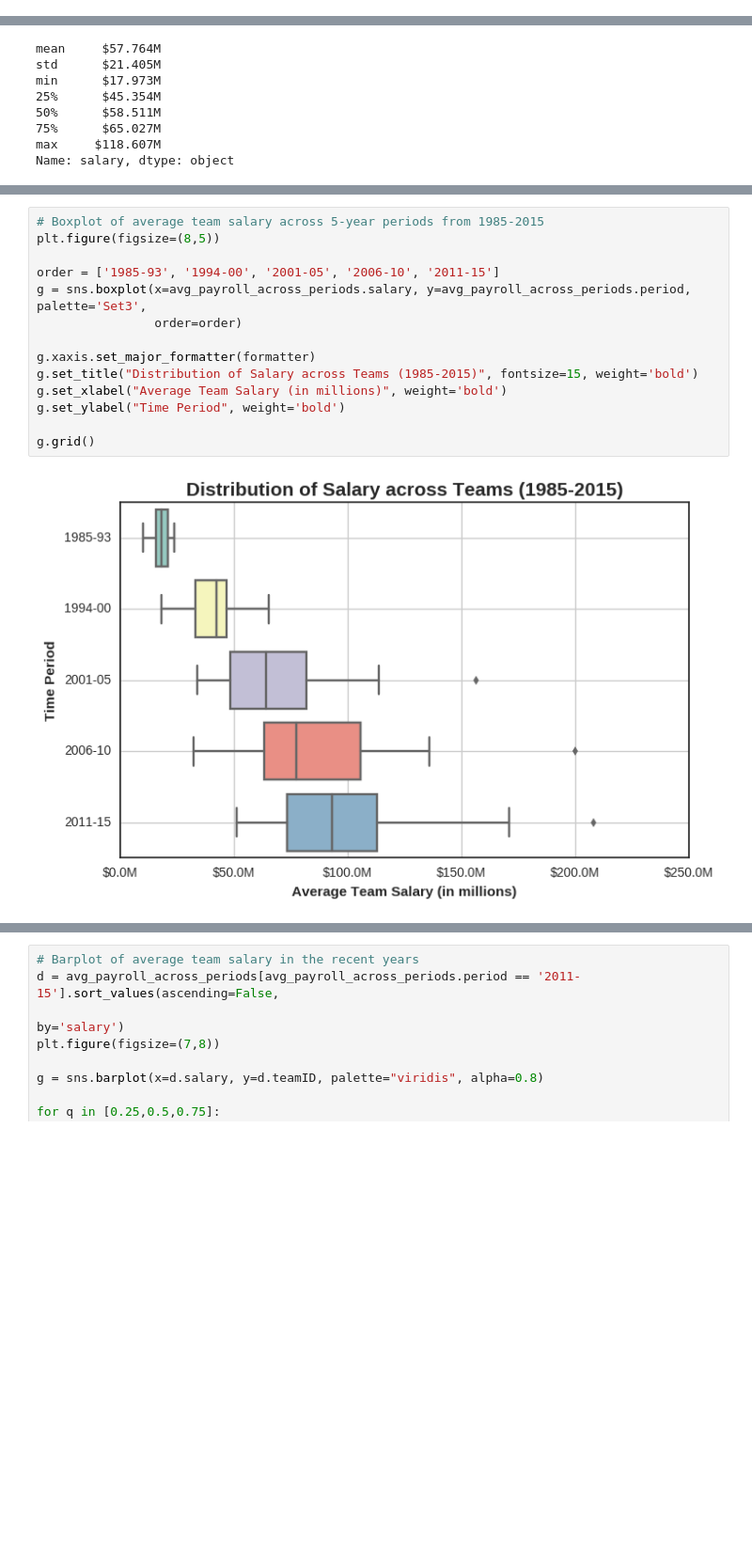
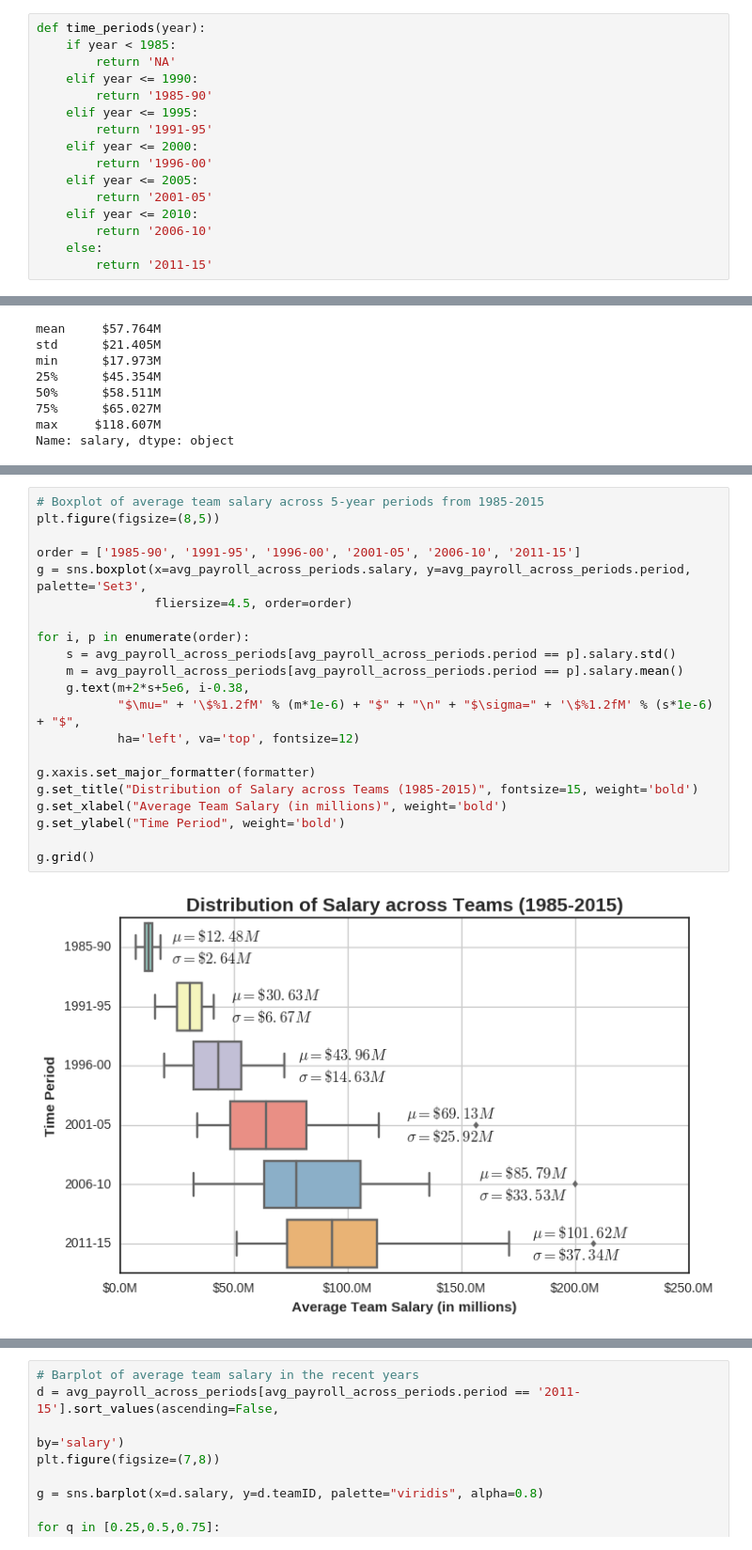
Before and after one commit to bonamprabhu/baseball-statistics, a Jupyter notebook: baseball-statistics.ipynb, the cells around one changed output, grey strips where cells are left out. Shown at 94% size. Cells and saved outputs as stored; diff of their text form; blank space fills up the shorter version.

Commit message:
visualize: Annotate boxplot of teams payroll to show mean and standard deviation for each period

```diff
--- a/baseball-statistics.ipynb
+++ b/baseball-statistics.ipynb
@@ -115,0 +118,16 @@ The year 2004 has a dip which may be attributed to the announcement of [new drug
+# %%
+def time_periods(year):
+    if year < 1985:
+        return 'NA'
+    elif year <= 1990:
+        return '1985-90'
+    elif year <= 1995:
+        return '1991-95'
+    elif year <= 2000:
+        return '1996-00'
+    elif year <= 2005:
+        return '2001-05'
+    elif year <= 2010:
+        return '2006-10'
+    else:
+        return '2011-15'
@@ -177,16 +179,23 @@ avg_payroll_across_periods.head()
 # %%
 # Boxplot of average team salary across 5-year periods from 1985-2015
 plt.figure(figsize=(8,5))
 
-order = ['1985-93', '1994-00', '2001-05', '2006-10', '2011-15']
+order = ['1985-90', '1991-95', '1996-00', '2001-05', '2006-10', '2011-15']
 g = sns.boxplot(x=avg_payroll_across_periods.salary, y=avg_payroll_across_periods.period, palette='Set3',
-                order=order)
+                fliersize=4.5, order=order)
+
+for i, p in enumerate(order):
+    s = avg_payroll_across_periods[avg_payroll_across_periods.period == p].salary.std()
+    m = avg_payroll_across_periods[avg_payroll_across_periods.period == p].salary.mean()
+    g.text(m+2*s+5e6, i-0.38,
+           "$\mu=" + '\$%1.2fM' % (m*1e-6) + "$" + "\n" + "$\sigma=" + '\$%1.2fM' % (s*1e-6) + "$",
+           ha='left', va='top', fontsize=12)
 
 g.xaxis.set_major_formatter(formatter)
 g.set_title("Distribution of Salary across Teams (1985-2015)", fontsize=15, weight='bold')
 g.set_xlabel("Average Team Salary (in millions)", weight='bold')
 g.set_ylabel("Time Period", weight='bold')
 
 g.grid()
 # %% [output]
-[figure, old version]
+[figure, new version]
```
Also changed, not shown: parts of 10 cells of this notebook, 1 other file.
